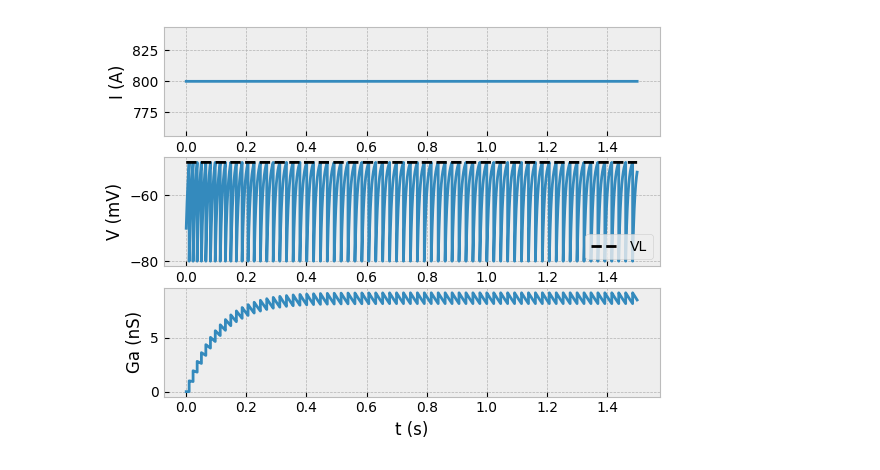
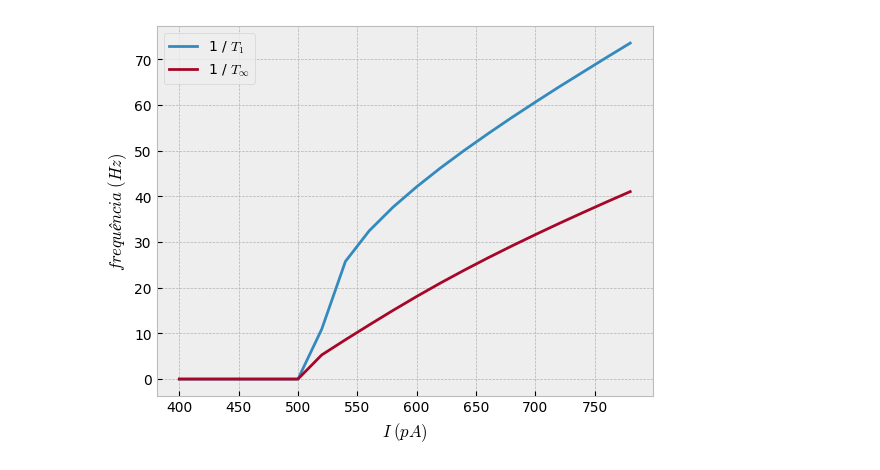
Before and after one commit to rfscorrea/listas-neurociencia-profroque, a Jupyter notebook: lista6/ex3-b.ipynb, the cells around one changed output. Saved outputs shown, nothing was run; the diff lists cells and outputs as text; code cells hidden in the pictures.

```diff
--- a/lista6/ex3-b.ipynb
+++ b/lista6/ex3-b.ipynb
@@ -46,29 +51,28 @@ def solucao(v0, g0, dt, I, t):
-# %%
-t = np.arange(0, tmax, dt)
-I = corrente(t)
-V, Ga = solucao(V0, G0, dt, I, t)
-
-limiar = np.full(np.size(I), V_L)
-# %%
-plt.style.use('bmh')
-
-plt.figure()
-
-plt.subplot(3,1,1)
-plt.plot(t, I*1e12)
-plt.ylabel('I (A)')
-
-plt.subplot(3,1,2)
-plt.plot(t, V*1e3)
-plt.plot(t, limiar*1e3, 'k--', label='VL')
-plt.ylabel('V (mV)')
-plt.legend()
-
-plt.subplot(3,1,3)
-plt.plot(t, Ga*1e9)
-plt.ylabel('Ga (nS)')
-plt.xlabel('t (s)')
-
-plt.show()
-# %% [output]
-[figure, removed]
+# %%
+t = np.arange(0, tmax, dt)
+frequencias_Tinf = []
+frequencias_T1 = []
+I_inj = []
+# %%
+for i in range(400, 800, 20):
+    valor_I = i * 1e-12
+    I = corrente(t, valor_I)
+
+    disparos, intervalos_t = solucao(V0, G0, dt, I, t)
+
+    if np.size(intervalos_t) >= 2:
+        T_inf = intervalos_t[-1] - intervalos_t[-2]
+        T1 = intervalos_t[1] - intervalos_t[0]
+
+        freq_Tinf = 1 / T_inf
+        freq_T1 = 1 / T1
+    else:
+        freq_Tinf = 0
+        freq_T1 = 0
+
+    frequencias_Tinf.append(freq_Tinf)
+    frequencias_T1.append(freq_T1)
+
+    I_inj.append(valor_I)
+# %%
+I_inj = np.array(I_inj)
@@ -74,0 +81,13 @@ plt.show()
+# %%
+plt.figure()
+
+plt.plot(I_inj*1e12, frequencias_T1, label=r'1 / $T_1$')
+plt.plot(I_inj*1e12, frequencias_Tinf, label=r'1 / $T_\infty$')
+plt.legend()
+
+plt.ylabel(r'$frequência \; (Hz)$')
+plt.xlabel(r'$I \; (pA)$')
+
+plt.show()
+# %% [output]
+[figure, added]
```
Also changed, not shown: parts of 3 cells of this notebook, 2 other files.
